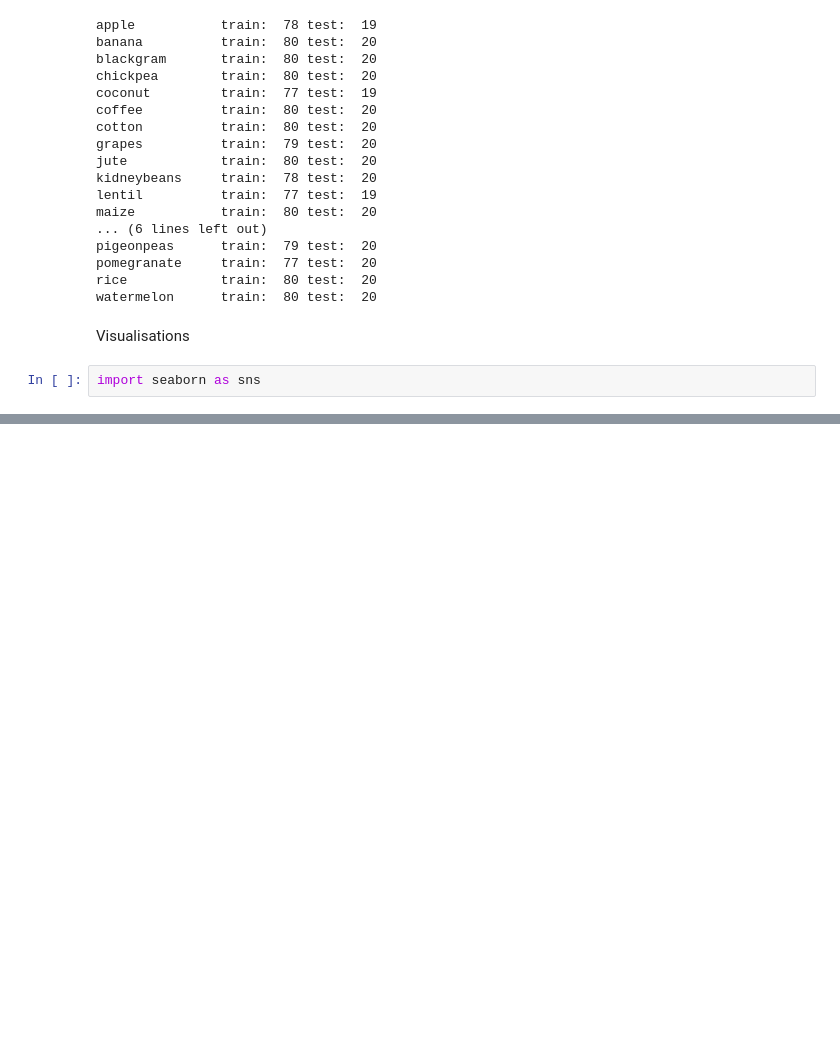
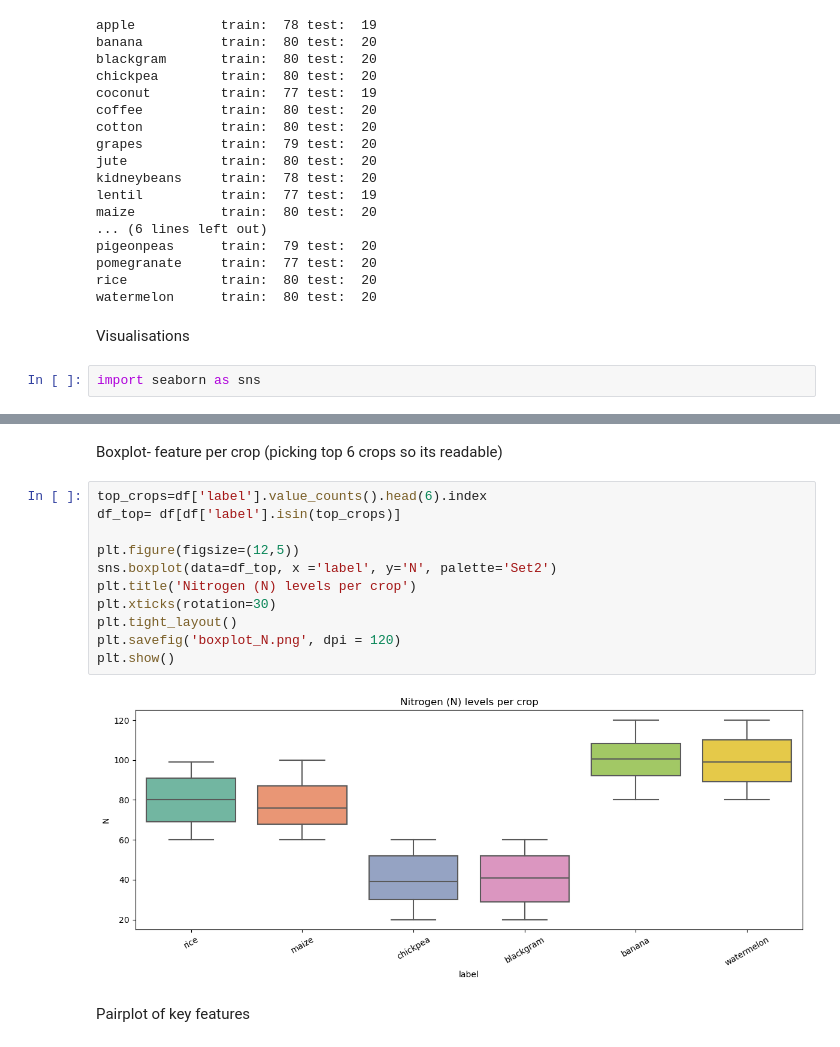
Before and after one commit to pavani3011/AGRI-API-PROJECT, a Jupyter notebook: Crop.ipynb, the cells around one changed output, grey strips where cells are left out. Saved outputs shown, nothing was run; the diff lists cells and outputs as text; blank space fills up the shorter version.

```diff
--- a/Crop.ipynb
+++ b/Crop.ipynb
@@ -263,0 +306,18 @@ import seaborn as sns
+# %% [markdown]
+Boxplot- feature per crop
+(picking top 6 crops so its readable)
+# %%
+top_crops=df['label'].value_counts().head(6).index
+df_top= df[df['label'].isin(top_crops)]
+
+plt.figure(figsize=(12,5))
+sns.boxplot(data=df_top, x ='label', y='N', palette='Set2')
+plt.title('Nitrogen (N) levels per crop')
+plt.xticks(rotation=30)
+plt.tight_layout()
+plt.savefig('boxplot_N.png', dpi = 120)
+plt.show()
+# %% [output]
+[figure, added]
+# %% [markdown]
+Pairplot of key features
```
Also changed, not shown: parts of 8 cells of this notebook, 1 other file.
